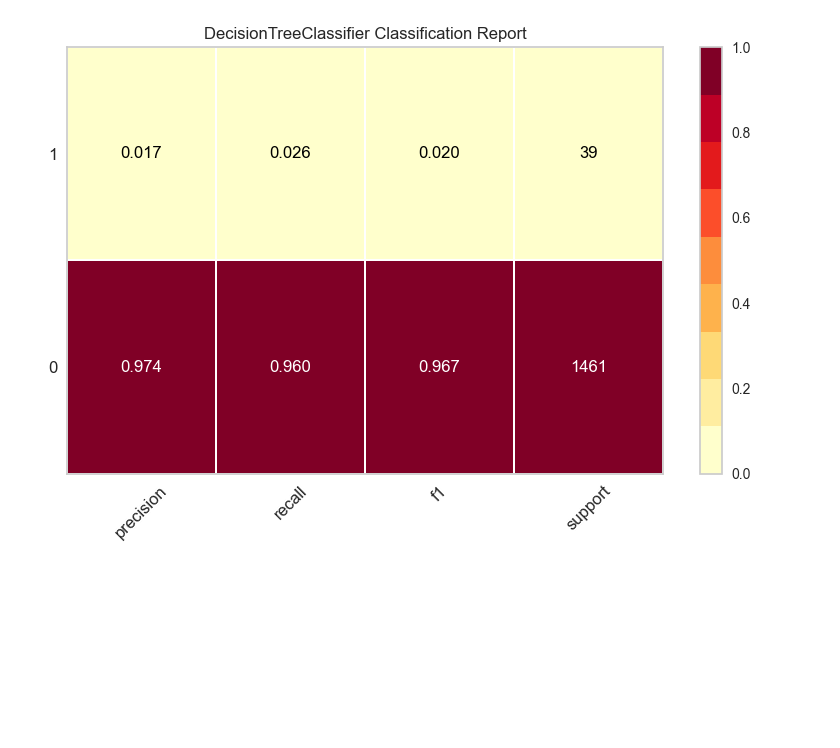
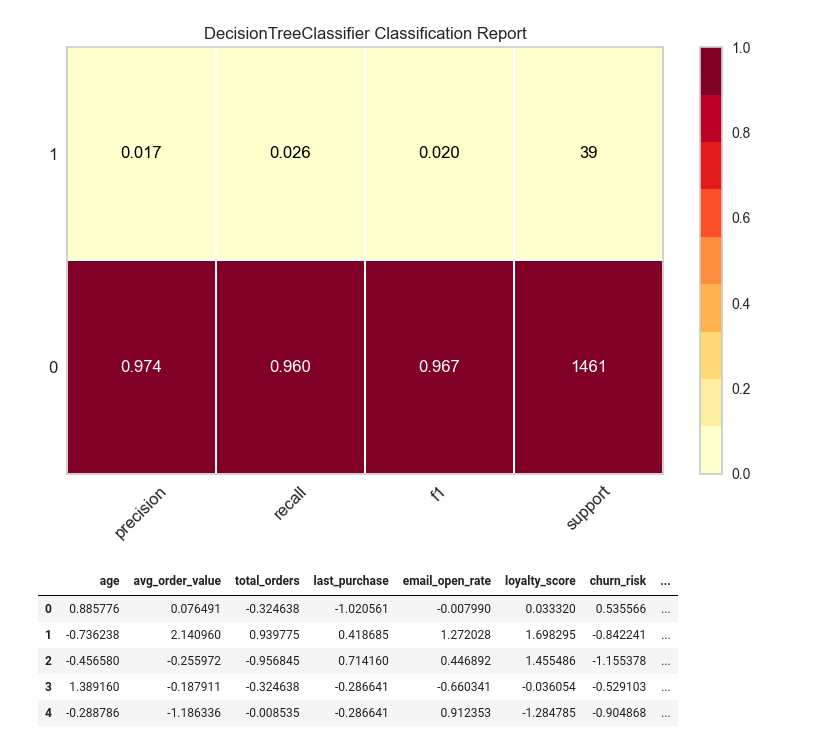
Before and after one commit to murtazakhanpro/Assignment_SMIT_AIDS_2026, a Jupyter notebook: Assignment_9_(multiple ML model)/Walthrough_using_pycaret.ipynb, the cells around one changed output. Saved outputs shown, nothing was run; the diff lists cells and outputs as text; code cells hidden in the pictures; blank space fills up the shorter version.

```diff
--- a/Assignment_9_(multiple ML model)/Walthrough_using_pycaret.ipynb
+++ b/Assignment_9_(multiple ML model)/Walthrough_using_pycaret.ipynb
@@ -126,3 +126,16 @@ plot_model(best_model, plot='class_report')
 # %% [output]
 [interactive output not drawn]
 [figure]
+# %%
+import pandas as pd
+
+df_ready = pd.read_csv('readyforML.csv')
+# %%
+df_ready.head()
+# %% [output]
+|  | age | avg_order_value | total_orders | last_purchase | email_open_rate | loyalty_score | churn_risk | ... |
+| 0 | 0.885776 | 0.076491 | -0.324638 | -1.020561 | -0.007990 | 0.033320 | 0.535566 | ... |
+| 1 | -0.736238 | 2.140960 | 0.939775 | 0.418685 | 1.272028 | 1.698295 | -0.842241 | ... |
+| 2 | -0.456580 | -0.255972 | -0.956845 | 0.714160 | 0.446892 | 1.455486 | -1.155378 | ... |
+| 3 | 1.389160 | -0.187911 | -0.324638 | -0.286641 | -0.660341 | -0.036054 | -0.529103 | ... |
+| 4 | -0.288786 | -1.186336 | -0.008535 | -0.286641 | 0.912353 | -1.284785 | -0.904868 | ... |
```
Also changed, not shown: parts of 1 cell of this notebook, 4 other files.
